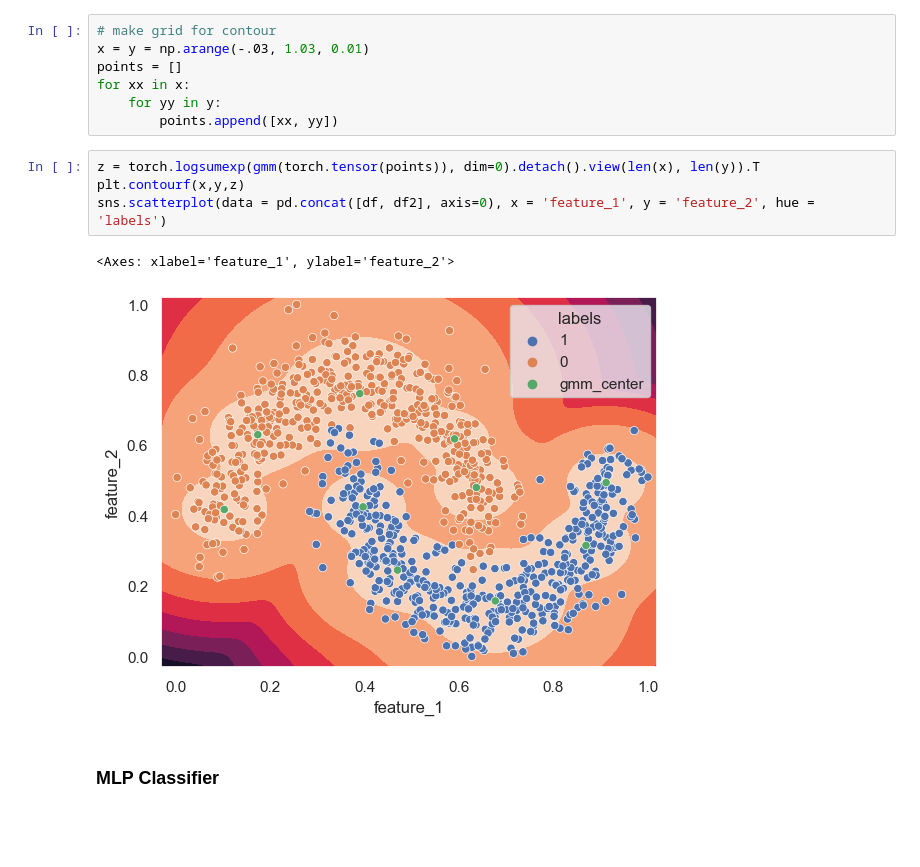
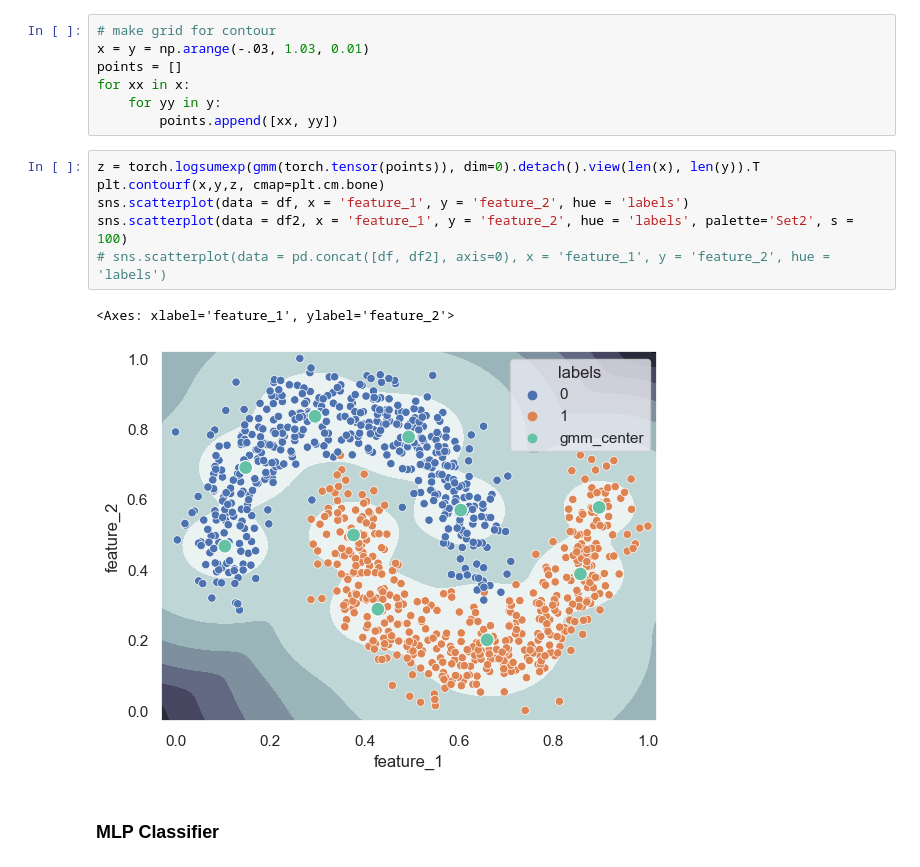
Before and after one commit to SLeathersII/RbfNN_CCU, a Jupyter notebook: rbf_ccu.ipynb, the cells around one changed output. Cells and saved outputs as stored; diff of their text form; blank space fills up the shorter version.

Commit message:
Updating workflow for visualization
Made some plots and updated readME

```diff
--- a/rbf_ccu.ipynb
+++ b/rbf_ccu.ipynb
@@ -48,11 +51,13 @@ for xx in x:
         points.append([xx, yy])
 # %%
 z = torch.logsumexp(gmm(torch.tensor(points)), dim=0).detach().view(len(x), len(y)).T
-plt.contourf(x,y,z)
-sns.scatterplot(data = pd.concat([df, df2], axis=0), x = 'feature_1', y = 'feature_2', hue = 'labels')
+plt.contourf(x,y,z, cmap=plt.cm.bone)
+sns.scatterplot(data = df, x = 'feature_1', y = 'feature_2', hue = 'labels')
+sns.scatterplot(data = df2, x = 'feature_1', y = 'feature_2', hue = 'labels', palette='Set2', s = 100)
+# sns.scatterplot(data = pd.concat([df, df2], axis=0), x = 'feature_1', y = 'feature_2', hue = 'labels')
 # %% [output]
 <Axes: xlabel='feature_1', ylabel='feature_2'>
-[figure, old version]
+[figure, new version]
 # %% [markdown]
 ### MLP Classifier
 # %%
```
Also changed, not shown: parts of 29 cells of this notebook, 7 other files.
